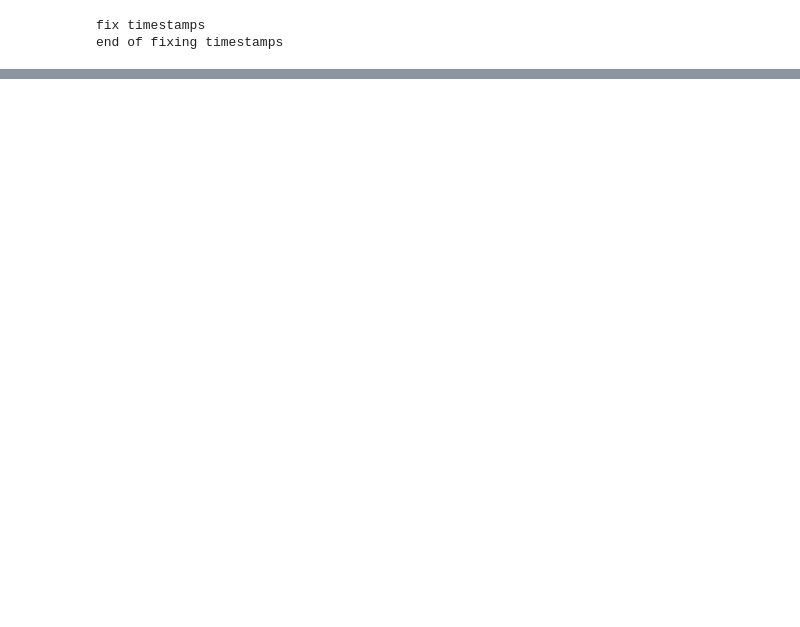
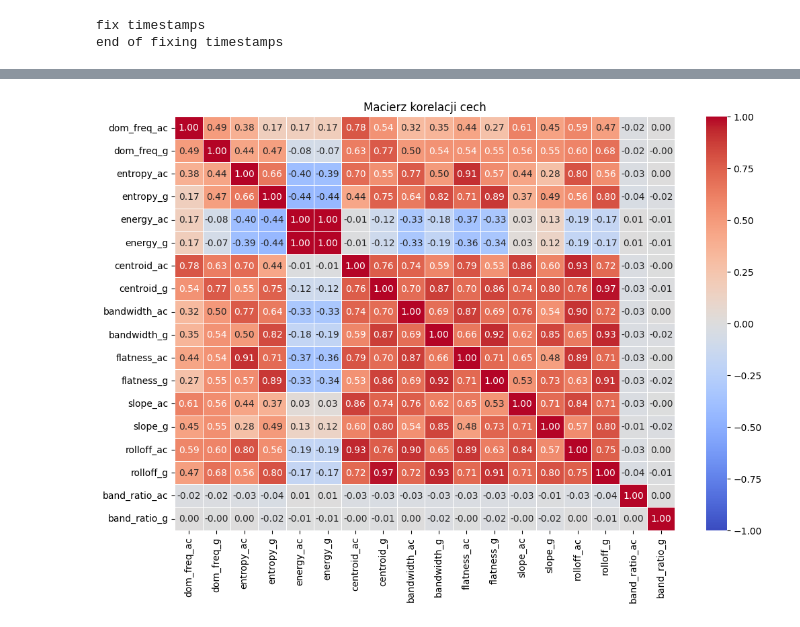
Before and after one commit to MetaMotionPPWID/metamotion-ml, a Jupyter notebook: data_loader/freq_params.ipynb, the cells around one changed output, grey strips where cells are left out. Drawn from its saved outputs; the diff is of its cells as text; code cells hidden in the pictures; blank space fills up the shorter version.

```diff
--- a/data_loader/freq_params.ipynb
+++ b/data_loader/freq_params.ipynb
@@ -53,5 +68,5 @@ def spectral_energy(signal):
 # %%
-def spectral_bandwidth(signal, fs):
+def spectral_bandwidth(signal, fs=20):
     """
     Szerokość pasma — odchylenie standardowe widma względem środka ciężkości (centroidu).
 
@@ -79,8 +179,14 @@ def extract_features_from_window(window, fs=20):  # 200 próbek = 10s -> fs = 20
 # %%
 X = []
 Y = []
+feature_names = None
 for window in data_processor.segment():
-    features = extract_features_from_window(window)
+    features, current_feature_names = extract_features_from_window(window)
+    if feature_names is None:
+        feature_names = current_feature_names
     label = window['Activity Label'].mode()[0]
     X.append(features)
     Y.append(label)
+# %%
+features_df = pd.DataFrame(X, columns=feature_names)
+features_df['label'] = Y
@@ -86,0 +231,20 @@ for window in data_processor.segment():
+# %%
+averaged_features = []
+
+methods = ['dom_freq', 'entropy', 'energy', 'centroid', 'bandwidth', 'flatness', 'slope', 'rolloff', 'band_ratio']
+sensors = ['ac', 'g']
+
+for method in methods:
+    for sensor in sensors:
+        columns_to_average = [col for col in features_df.columns if method in col and sensor in col]
+
+        averaged_value = features_df[columns_to_average].mean(axis=1)
+
+        averaged_features.append(averaged_value)
+
+averaged_df = pd.DataFrame(averaged_features).T
+averaged_df.columns = [f"{method}_{sensor}" for method in methods for sensor in sensors]
+
+correlation_matrix = averaged_df.corr()
+
+correlation_matrix
@@ -86,0 +269,12 @@ for window in data_processor.segment():
+# %%
+import seaborn as sns
+import matplotlib.pyplot as plt
+
+
+plt.figure(figsize=(12, 8))
+sns.heatmap(correlation_matrix, annot=True, cmap='coolwarm', fmt=".2f", linewidths=0.5, vmin=-1, vmax=1)
+
+plt.title('Macierz korelacji cech')
+plt.show()
+# %% [output]
+[figure, added]
```
Also changed, not shown: parts of 13 cells of this notebook.
